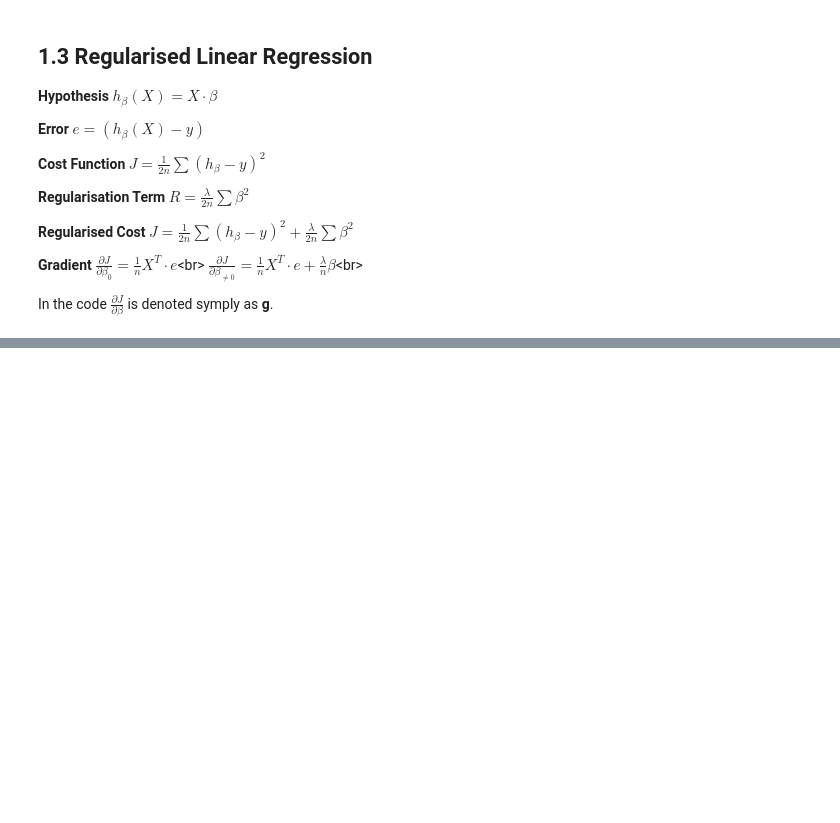
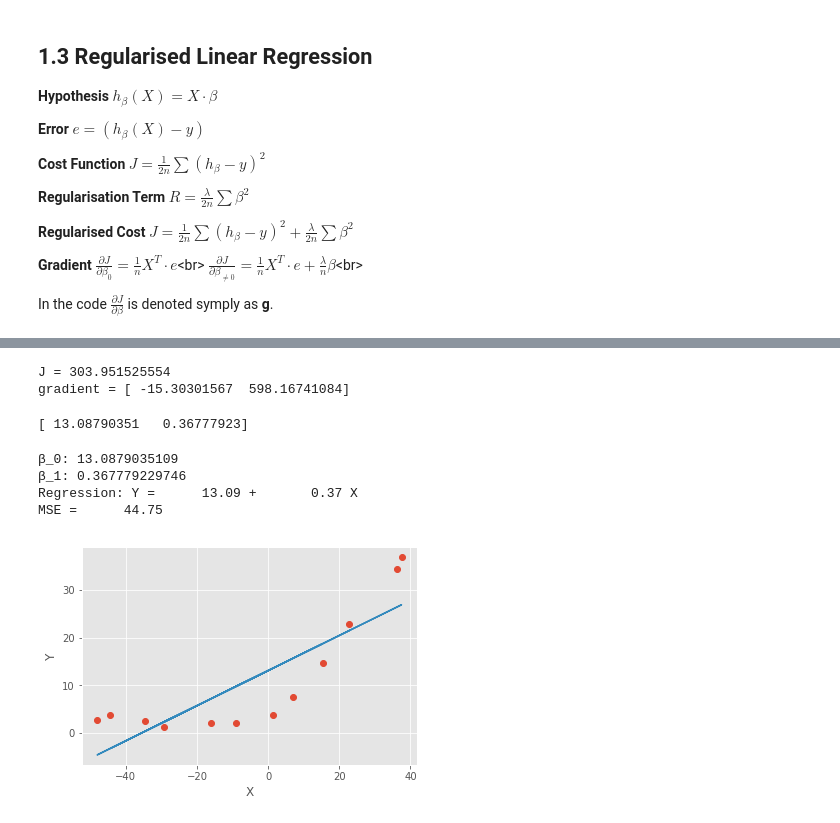
Before and after one commit to nikita-loik/andrew_ng_2_-python, a Jupyter notebook: 5_regularasedLinearRegression_biasVSvariance/regularisedLinearRegression_biasVSvariance.ipynb, the cells around one changed output, grey strips where cells are left out. Saved outputs shown, nothing was run; the diff lists cells and outputs as text; code cells hidden in the pictures; blank space fills up the shorter version.

```diff
--- a/5_regularasedLinearRegression_biasVSvariance/regularisedLinearRegression_biasVSvariance.ipynb
+++ b/5_regularasedLinearRegression_biasVSvariance/regularisedLinearRegression_biasVSvariance.ipynb
@@ -152,7 +146,0 @@ def gradient(beta, flatX, sampleSize, y, iLambda=0.):
-# %%
-flatX = flattenX(X)
-beta_ones = pd.DataFrame(np.ones(X.shape[1]))
-print("hypothesis =", hypothesis(beta_ones, flatX))
-print("J =", costFunction(beta_ones, flatX, sampleSize, y))
-print("gradient =", gradient(beta_ones, flatX, sampleSize, y, iLambda=0.))
-(gradient(beta_ones, flatX, sampleSize, y, iLambda=0.)).shape
@@ -159,13 +152,23 @@ print("gradient =", gradient(beta_ones, flatX, sampleSize, y, iLambda=0.))
+# %%
+X, y, sampleSize, nVariables = getData(pathToDataFile, 'X', 'y')
+beta = getBeta(nVariables)
+betaOnes = np.ones(nVariables)
+# print("hypothesis =", hypothesis(flatBetaOnes, flatX, sampleSize, nVariables))
+print("J =", costFunction(betaOnes, X, y, sampleSize, nVariables, iLambda=0.))
+print("gradient =", gradient(betaOnes, X, y, sampleSize, nVariables, iLambda=0.))
+# %% [output]
+J = 303.951525554
+gradient = [ -15.30301567  598.16741084]
 # %%
-def betaOptimisation(beta, X, y, iLambda=0.):
-    betaArray = {}
-    for i in np.unique(data['y']):
+def betaOptimisation(flatBeta, flatX, flatY, sampleSize, nVariables, iLambda=0.):
 
-        optimisedBeta = optimize.minimize(costFunction, beta, args=(X, y == i, iLambda), method=None,
-                                          jac=gradient, options={'maxiter':50})
-        betaArray[i] = optimisedBeta['x']
+    betaOptimisation = optimize.minimize(costFunction, flatBeta,
+                                      args=(flatX, flatY, sampleSize, nVariables, iLambda),
+                                      method=None, jac=gradient, options={'maxiter':50})
+    betaOpt = betaOptimisation['x']
 
-#         optimisedBeta = optimize.fmin_cg(costFunction, fprime=gradient, x0=beta, args=(X, y == i, iLambda),
-#                                          maxiter=50, disp=False, full_output=True)
-#         betaArray[i] = optimisedBeta[0]
-    return(betaArray)
+#     betaOptimisation = optimize.fmin_cg(costFunction, fprime=gradient, x0=flatBeta,
+#                                      args=(flatX, flatY, sampleSize, nVariables, iLambda),
+#                                      maxiter=50, disp=False, full_output=True)
+#     flatBeta = betaOptimisation[0]
+    return betaOpt
@@ -177,0 +175,13 @@ np.arange(12).reshape(-1, 3)
+# %%
+betaOpt = betaOptimisation(beta, X, y, sampleSize, nVariables)
+print (betaOpt)
+# %% [output]
+[ 13.08790351   0.36777923]
+# %%
+plotRegression(betaOpt, X, y, sampleSize, nVariables)
+# %% [output]
+β_0: 13.0879035109
+β_1: 0.367779229746
+Regression: Y =      13.09 +       0.37 X
+MSE =      44.75
+[figure, added]
```
Also changed, not shown: parts of 22 cells of this notebook, 2 other files.
